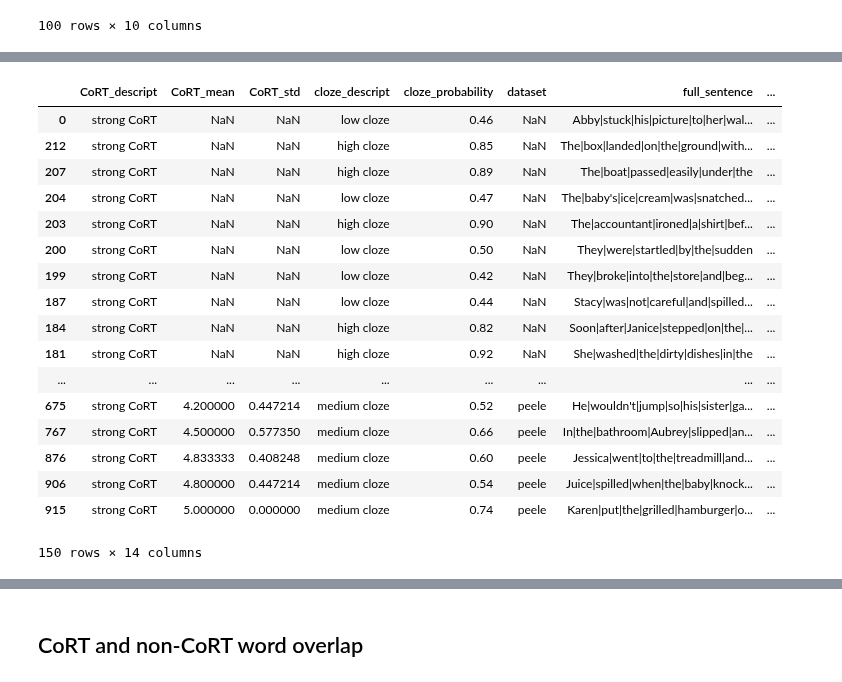
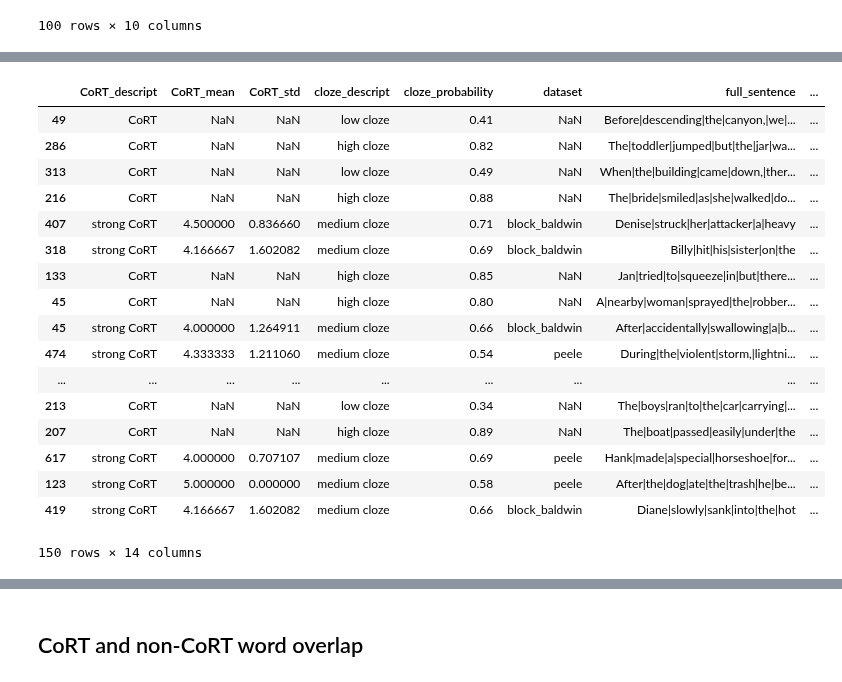
Before and after one commit to sbruinsma1/cort_language, a Jupyter notebook: notebooks/followup_stimuli_selection.ipynb, the cells around one changed output, grey strips where cells are left out. Saved outputs shown, nothing was run; the diff lists cells and outputs as text; code cells hidden in the pictures.

```diff
--- a/notebooks/followup_stimuli_selection.ipynb
+++ b/notebooks/followup_stimuli_selection.ipynb
@@ -322,27 +460,27 @@ df_middle_filt.shape
 df_middle_filt = df_middle_filt.head(50)
 # %%
 #concat extremes and middle cloze dfs
-df_exp_cort = pd.concat([df_extremes_filt, df_middle_filt])
+df_exp_cort = pd.concat([df_extremes_filt, df_middle_filt]).sample(frac = 1)
 df_exp_cort
 #all rows w/ CoRT_descript, cloze_descript, cloze_probability
 # %% [output]
 |  | CoRT_descript | CoRT_mean | CoRT_std | cloze_descript | cloze_probability | dataset | full_sentence | ... |
-| 0 | strong CoRT | NaN | NaN | low cloze | 0.46 | NaN | Abby|stuck|his|picture|to|her|wal... | ... |
-| 212 | strong CoRT | NaN | NaN | high cloze | 0.85 | NaN | The|box|landed|on|the|ground|with... | ... |
-| 207 | strong CoRT | NaN | NaN | high cloze | 0.89 | NaN | The|boat|passed|easily|under|the | ... |
-| 204 | strong CoRT | NaN | NaN | low cloze | 0.47 | NaN | The|baby's|ice|cream|was|snatched... | ... |
-| 203 | strong CoRT | NaN | NaN | high cloze | 0.90 | NaN | The|accountant|ironed|a|shirt|bef... | ... |
-| 200 | strong CoRT | NaN | NaN | low cloze | 0.50 | NaN | They|were|startled|by|the|sudden | ... |
-| 199 | strong CoRT | NaN | NaN | low cloze | 0.42 | NaN | They|broke|into|the|store|and|beg... | ... |
-| 187 | strong CoRT | NaN | NaN | low cloze | 0.44 | NaN | Stacy|was|not|careful|and|spilled... | ... |
-| 184 | strong CoRT | NaN | NaN | high cloze | 0.82 | NaN | Soon|after|Janice|stepped|on|the|... | ... |
-| 181 | strong CoRT | NaN | NaN | high cloze | 0.92 | NaN | She|washed|the|dirty|dishes|in|the | ... |
+| 49 | CoRT | NaN | NaN | low cloze | 0.41 | NaN | Before|descending|the|canyon,|we|... | ... |
+| 286 | CoRT | NaN | NaN | high cloze | 0.82 | NaN | The|toddler|jumped|but|the|jar|wa... | ... |
+| 313 | CoRT | NaN | NaN | low cloze | 0.49 | NaN | When|the|building|came|down,|ther... | ... |
+| 216 | CoRT | NaN | NaN | high cloze | 0.88 | NaN | The|bride|smiled|as|she|walked|do... | ... |
+| 407 | strong CoRT | 4.500000 | 0.836660 | medium cloze | 0.71 | block_baldwin | Denise|struck|her|attacker|a|heavy | ... |
+| 318 | strong CoRT | 4.166667 | 1.602082 | medium cloze | 0.69 | block_baldwin | Billy|hit|his|sister|on|the | ... |
+| 133 | CoRT | NaN | NaN | high cloze | 0.85 | NaN | Jan|tried|to|squeeze|in|but|there... | ... |
+| 45 | CoRT | NaN | NaN | high cloze | 0.80 | NaN | A|nearby|woman|sprayed|the|robber... | ... |
+| 45 | strong CoRT | 4.000000 | 1.264911 | medium cloze | 0.66 | block_baldwin | After|accidentally|swallowing|a|b... | ... |
+| 474 | strong CoRT | 4.333333 | 1.211060 | medium cloze | 0.54 | peele | During|the|violent|storm,|lightni... | ... |
 | ... | ... | ... | ... | ... | ... | ... | ... | ... |
-| 675 | strong CoRT | 4.200000 | 0.447214 | medium cloze | 0.52 | peele | He|wouldn't|jump|so|his|sister|ga... | ... |
-| 767 | strong CoRT | 4.500000 | 0.577350 | medium cloze | 0.66 | peele | In|the|bathroom|Aubrey|slipped|an... | ... |
-| 876 | strong CoRT | 4.833333 | 0.408248 | medium cloze | 0.60 | peele | Jessica|went|to|the|treadmill|and... | ... |
-| 906 | strong CoRT | 4.800000 | 0.447214 | medium cloze | 0.54 | peele | Juice|spilled|when|the|baby|knock... | ... |
-| 915 | strong CoRT | 5.000000 | 0.000000 | medium cloze | 0.74 | peele | Karen|put|the|grilled|hamburger|o... | ... |
+| 213 | CoRT | NaN | NaN | low cloze | 0.34 | NaN | The|boys|ran|to|the|car|carrying|... | ... |
+| 207 | CoRT | NaN | NaN | high cloze | 0.89 | NaN | The|boat|passed|easily|under|the | ... |
+| 617 | strong CoRT | 4.000000 | 0.707107 | medium cloze | 0.69 | peele | Hank|made|a|special|horseshoe|for... | ... |
+| 123 | strong CoRT | 5.000000 | 0.000000 | medium cloze | 0.58 | peele | After|the|dog|ate|the|trash|he|be... | ... |
+| 419 | strong CoRT | 4.166667 | 1.602082 | medium cloze | 0.66 | block_baldwin | Diane|slowly|sank|into|the|hot | ... |
 150 rows × 14 columns
 # %%
 cloze_distribution(df_exp_cort)
```
Also changed, not shown: parts of 48 cells of this notebook, 8 other files.
